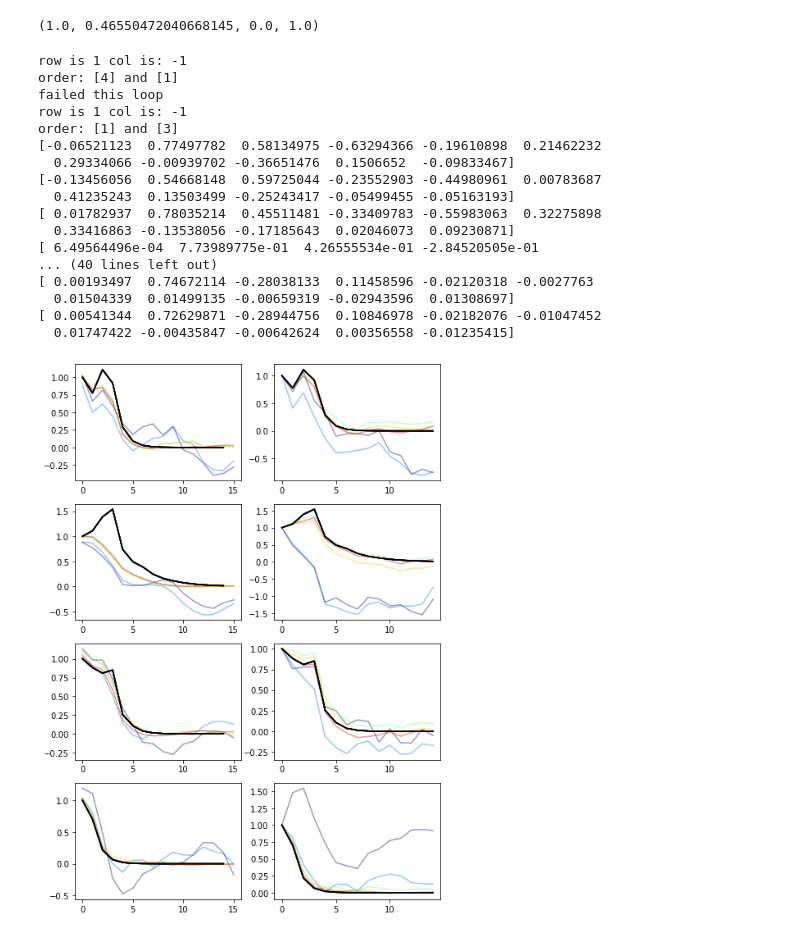
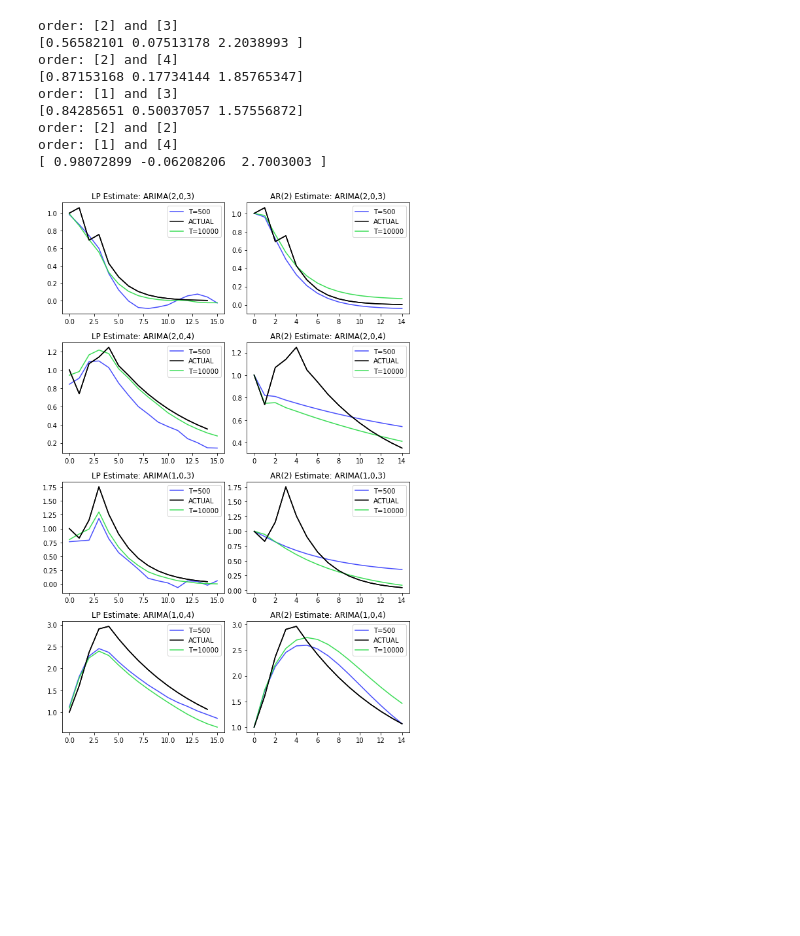
Before and after one commit to willcrossb/local_projection, a Jupyter notebook: code/simulatedDGP.ipynb, the cells around one changed output. Saved outputs shown, nothing was run; the diff lists cells and outputs as text; code cells hidden in the pictures; blank space fills up the shorter version.

```diff
--- a/code/simulatedDGP.ipynb
+++ b/code/simulatedDGP.ipynb
@@ -61,9 +8,3 @@ def locproj(X,Y,innov_idx,horizon,sig_level):
-# %%
-import colorsys
-test = plt.cm.jet(200)
-print(test)
-# %% [output]
-(1.0, 0.46550472040668145, 0.0, 1.0)
 # %%
 from statsmodels.tsa.ar_model import AutoReg
 import numpy as np
@@ -72,7 +13,6 @@ import numpy as np
 #take lists of vector length, 1 and 0 etc
 #with vector length in hand, its time to generate the DGP
 #After this point you can simulate the data and then you need something to compare it to
-
 #shows the estimate for different numbers of samples
 
 from statsmodels.tsa.ar_model import *
@@ -80,19 +20,18 @@ import seaborn as sns
 #sns.set()
 fig, axs = plt.subplots(4,2)
 plt.rcParams['figure.figsize'] = [8, 12]
-# fig.rcParams["figure.autolayout"] = True
+plt.tight_layout
 
 i = 0
-col_idx = -1
-row_idx = 1
+AR_lag_l = 2
 
 while i < 4:
     try:
 
-        print(f"row is {row_idx} col is: {col_idx}")
+
         rng = np.random.default_rng()
-        p = rng.integers(low=0, high=5, size=1)
-        q = rng.integers(low=0, high=5, size=1)
+        p = rng.integers(low=1, high=3, size=1)
+        q = rng.integers(low=2, high=5, size=1)
         print(f"order: {p} and {q}")
 
         arparams = np.random.rand(p[0],1)
@@ -100,69 +39,69 @@ while i < 4:
 
         ar = np.r_[1, -arparams[:,0]] # add zero-lag and negate
         ma = np.r_[1, maparams[:,0]] # add zero-lag
+        param_vec = np.r_[ar,ma]
         arma_process = sm.tsa.ArmaProcess(ar, ma)
+        if arma_process.isstationary ==False:
+                continue
 
         y = arma_process.generate_sample(10000)
         model = sm.tsa.ARIMA(y,exog=None, order= (p, 0, q), trend='n').fit()
-
+        print(model.params)
+        #model = sm.tsa.ARIMA(y,exog=None, order= (p, 0, q), trend='n').fit(start_params=param_vec)
         #Need to find the structural shock
         residual = y - model.fittedvalues
 
 
-        ss_vec = (50,100,1000,2000,10000)
+        ss_vec = {500:"#353cfc", 10000:"#27d945"}
+
         color_idx =0
         for ss in ss_vec:
 
-            LP_color_vec = ('#FFA591','#FF9360','#FC9234','#FE9B16')
-            AR_color_vec = ('#85BDFE','#648CFC','#3B4BFB','#2A23F4')
 
-
-            armodel = AutoReg(y[0:ss],lags=10).fit()
-            print(armodel.params)
+            armodel = AutoReg(y[0:ss],lags=AR_lag_l).fit()
+            #print(armodel.params)
             ar_fcast = np.zeros(15)
-            last_vals = np.zeros(10)
+            last_vals = np.zeros(AR_lag_l)
             last_vals[0] = 1
             ar_fcast[0] =1
             for tstep in range(1,15):
                 resp = sum(armodel.params * [1, *last_vals])
                 ar_fcast[tstep] = resp
-                last_vals[1:10] = last_vals[0:9]
+                last_vals[1:AR_lag_l] = last_vals[0:(AR_lag_l-1)]
                 last_vals[0] = resp
 
 
             #ar_fcast = armodel.predict(ss,ss+15)
 
             irf = locproj(residual[0:ss],y[0:ss],0,15,99)
 
             #Define plots here
-            axs[i,0].plot(irf.resp,label='LP',color = plt.cm.jet(60*color_idx),alpha = .4)
-            axs[i,1].plot(ar_fcast,label='AR',color = plt.cm.jet(60*color_idx),alpha = .4)
+            axs[i,0].plot(irf.resp,color = ss_vec[ss] ,alpha = .9,label = f"T={ss}")
+            axs[i,0].legend()
+            axs[i,0].set_title(f"LP Estimate: ARIMA({p[0]},0,{q[0]})")
             axs[i,0].plot(arma_process.impulse_response(15),color='black',label='ACTUAL')
+
+            axs[i,1].plot(ar_fcast,color = ss_vec[ss],alpha = .9,label = f"T={ss}")
+            axs[i,1].legend()
+            axs[i,1].set_title(f"AR({AR_lag_l}) Estimate: ARIMA({p[0]},0,{q[0]})")
             axs[i,1].plot(arma_process.impulse_response(15),color='black',label='ACTUAL')
+
             color_idx += 1
 
 
         # axs[i,0].legend(loc='upper center')
         # axs[i,1].legend(loc='upper center')
         i +=1
     except:
         print("failed this loop")
 # %% [output]
-row is 1 col is: -1
-order: [4] and [1]
-failed this loop
-row is 1 col is: -1
+order: [2] and [3]
+[0.56582101 0.07513178 2.2038993 ]
+order: [2] and [4]
+[0.87153168 0.17734144 1.85765347]
 order: [1] and [3]
-[-0.06521123  0.77497782  0.58134975 -0.63294366 -0.19610898  0.21462232
-  0.29334066 -0.00939702 -0.36651476  0.1506652  -0.09833467]
-[-0.13456056  0.54668148  0.59725044 -0.23552903 -0.44980961  0.00783687
-  0.41235243  0.13503499 -0.25243417 -0.05499455 -0.05163193]
-[ 0.01782937  0.78035214  0.45511481 -0.33409783 -0.55983063  0.32275898
-  0.33416863 -0.13538056 -0.17185643  0.02046073  0.09230871]
-[ 6.49564496e-04  7.73989775e-01  4.26555534e-01 -2.84520505e-01
-... (40 lines left out)
-[ 0.00193497  0.74672114 -0.28038133  0.11458596 -0.02120318 -0.0027763
-  0.01504339  0.01499135 -0.00659319 -0.02943596  0.01308697]
-[ 0.00541344  0.72629871 -0.28944756  0.10846978 -0.02182076 -0.01047452
-  0.01747422 -0.00435847 -0.00642624  0.00356558 -0.01235415]
+[0.84285651 0.50037057 1.57556872]
+order: [2] and [2]
+order: [1] and [4]
+[ 0.98072899 -0.06208206  2.7003003 ]
-[figure, old version]
+[figure, new version]
```
Also changed, not shown: parts of 5 cells of this notebook, 2 other files.
